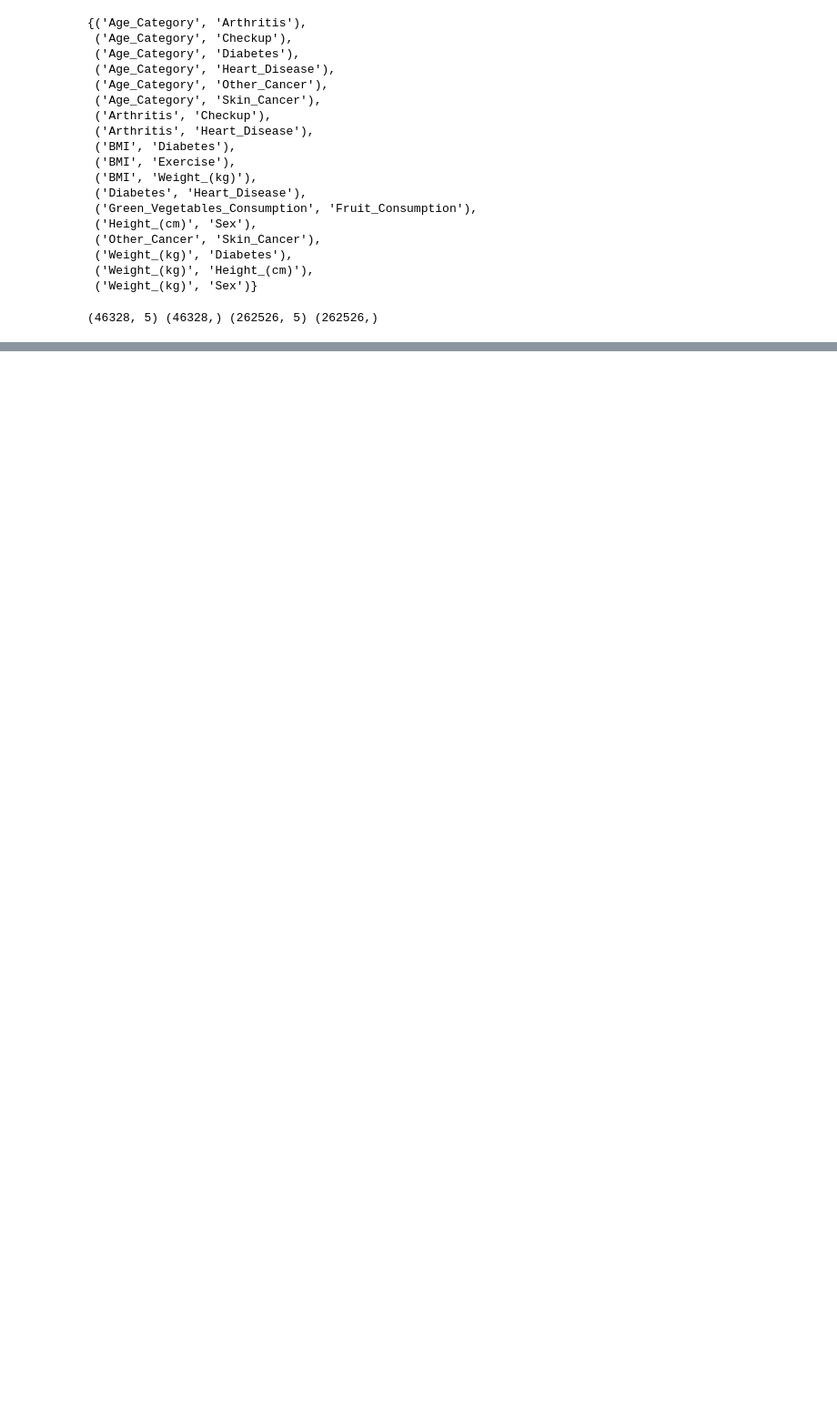
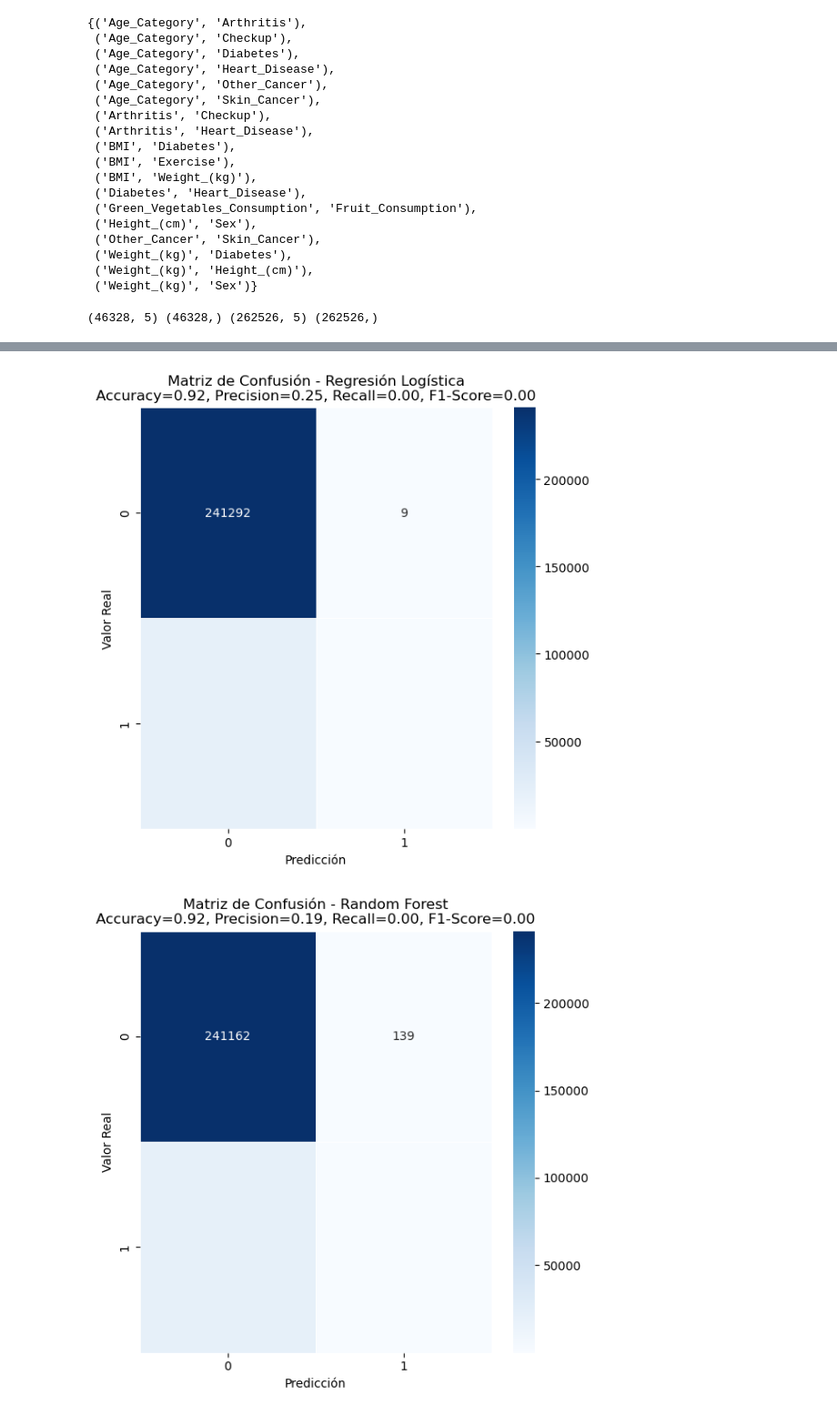
Before and after one commit to Freakscode/Hackaton-2023-PB, a Jupyter notebook: sketch.ipynb, the cells around one changed output, grey strips where cells are left out. Shown at 91% size. Drawn from its saved outputs; the diff is of its cells as text; code cells hidden in the pictures; blank space fills up the shorter version.

Commit message:
Actualización del archivo .ipynb con un pequeño modelo entrenado

```diff
--- a/sketch.ipynb
+++ b/sketch.ipynb
@@ -165,10 +163,14 @@ variables_correlacionadas
 #Dividir en set de entrenamiento y set de prueba con las categorías más relacionadas
 
 y = data_scaled['Heart_Disease']
+y = y.astype(int)
 
 X_train, X_test, y_train, y_test = train_test_split(data_scaled[['Age_Category', 'Arthritis',
                                                                     'Checkup', 'Exercise', 'Diabetes', ]], y, test_size = 0.85, random_state = 85, stratify=y)
 
+y_train = y_train.replace(3, 1)
+y_test = y_test.replace(3, 1)
+
 #Let's check the shape of the training and test sets.
 
 print(X_train.shape, y_train.shape, X_test.shape, y_test.shape)
@@ -190,7 +192,7 @@ modelos = {
 resultados = {}
 
 for nombre_modelo, (modelo, parametros) in modelos.items():
-    grid_search = GridSearchCV(modelo, parametros, cv=5, scoring='accuracy')
+    grid_search = GridSearchCV(modelo, parametros, cv=10, scoring='accuracy', error_score = 'raise')
     grid_search.fit(X_train, y_train)
     resultados[nombre_modelo] = {
         'Mejores Hiperparámetros': grid_search.best_params_,
@@ -206,33 +222,31 @@ for nombre_modelo, resultado in resultados.items():
 # %%
 for nombre_modelo, resultado in resultados.items():
     modelo = resultado['Modelo Entrenado']
 
     # Realiza predicciones en el conjunto de prueba
     y_pred = modelo.predict(X_test)
 
     # Calcula la matriz de confusión
     cm = confusion_matrix(y_test, y_pred)
 
     # Calcula métricas de evaluación
     accuracy = accuracy_score(y_test, y_pred)
     precision = precision_score(y_test, y_pred)
     recall = recall_score(y_test, y_pred)
     f1 = f1_score(y_test, y_pred)
 
-    # Gráfica la matriz de confusión
+    # Gráfica la matriz de confusión con Seaborn
     plt.figure(figsize=(6, 6))
-    plt.imshow(cm, interpolation='nearest', cmap=plt.cm.Blues)
+    sns.heatmap(cm, annot=True, fmt='d', cmap='Blues', linewidths=.5)
     plt.title(f'Matriz de Confusión - {nombre_modelo}')
-    plt.colorbar()
-    classes = ['Clase 0', 'Clase 1']  # Personaliza las etiquetas de clase según tu problema
-    tick_marks = [0, 1]
-    plt.xticks(tick_marks, classes, rotation=45)
-    plt.yticks(tick_marks, classes)
     plt.xlabel('Predicción')
     plt.ylabel('Valor Real')
 
     # Muestra las métricas en el título
     plt.title(f'Matriz de Confusión - {nombre_modelo}\nAccuracy={accuracy:.2f}, Precision={precision:.2f}, Recall={recall:.2f}, F1-Score={f1:.2f}')
 
     plt.tight_layout()
     plt.show()
+# %% [output]
+[figure, added]
+[figure, added]
```
Also changed, not shown: parts of 5 cells of this notebook.
